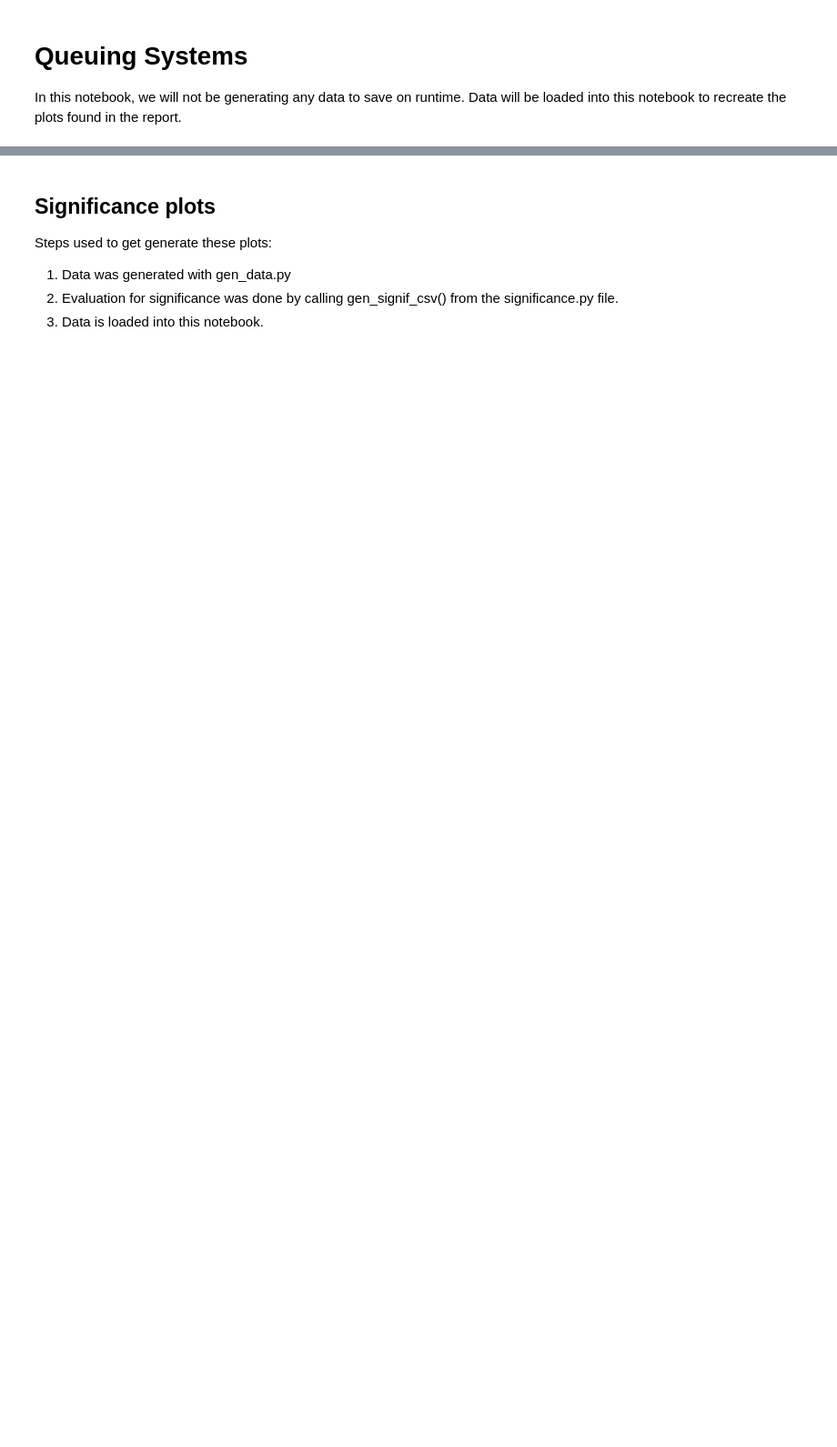
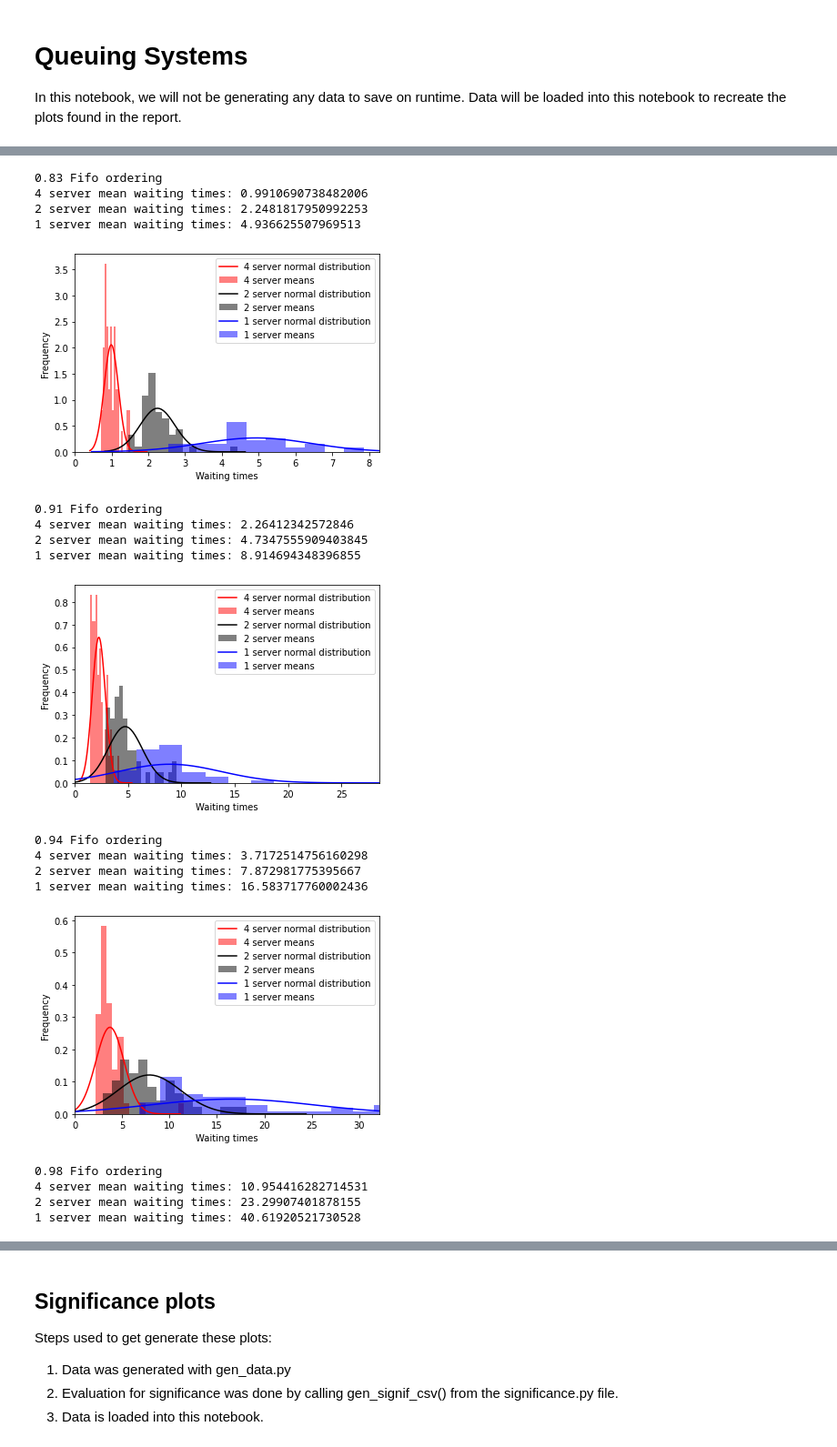
Before and after one commit to PaulHosek/QueueingTheory, a Jupyter notebook: MarcelvandeLagemaat_10886699_PaulHosek_12637033.ipynb, the cells around one changed output, grey strips where cells are left out. Shown at 91% size. Cells and saved outputs as stored; diff of their text form; code cells hidden in the pictures; blank space fills up the shorter version.

```diff
--- a/MarcelvandeLagemaat_10886699_PaulHosek_12637033.ipynb
+++ b/MarcelvandeLagemaat_10886699_PaulHosek_12637033.ipynb
@@ -20,0 +20,34 @@ Data will be loaded into this notebook to recreate the plots found in the report
+# %%
+mulamb = [(1,1.2), (1,1.1), (1,1.06), (1,1.02), (1,1.01)]
+rhos = [np.round((1/l)/m, 2) for m,l in mulamb]
+for r in rhos:
+    print(r, 'Fifo ordering')
+    name = f"servers_{r}_50"
+    res_dict, cutoffs = DES.waiting_times(name)
+    plotting.plots(res_dict, cutoffs)
+
+for r in rhos:
+    print(r, 'Shortest job ordering')
+    name = f"servers_prio_{r}_50"
+    res_dict, cutoffs = DES.waiting_times(name)
+    plotting.plots(res_dict, cutoffs)
+# %% [output]
+0.83 Fifo ordering
+4 server mean waiting times: 0.9910690738482006
+2 server mean waiting times: 2.2481817950992253
+1 server mean waiting times: 4.936625507969513
+[figure, added]
+0.91 Fifo ordering
+4 server mean waiting times: 2.26412342572846
+2 server mean waiting times: 4.7347555909403845
+1 server mean waiting times: 8.914694348396855
+[figure, added]
+0.94 Fifo ordering
+4 server mean waiting times: 3.7172514756160298
+2 server mean waiting times: 7.872981775395667
+1 server mean waiting times: 16.583717760002436
+[figure, added]
+0.98 Fifo ordering
+4 server mean waiting times: 10.954416282714531
+2 server mean waiting times: 23.29907401878155
+1 server mean waiting times: 40.61920521730528
```
Also changed, not shown: parts of 7 cells of this notebook, 12 other files.
